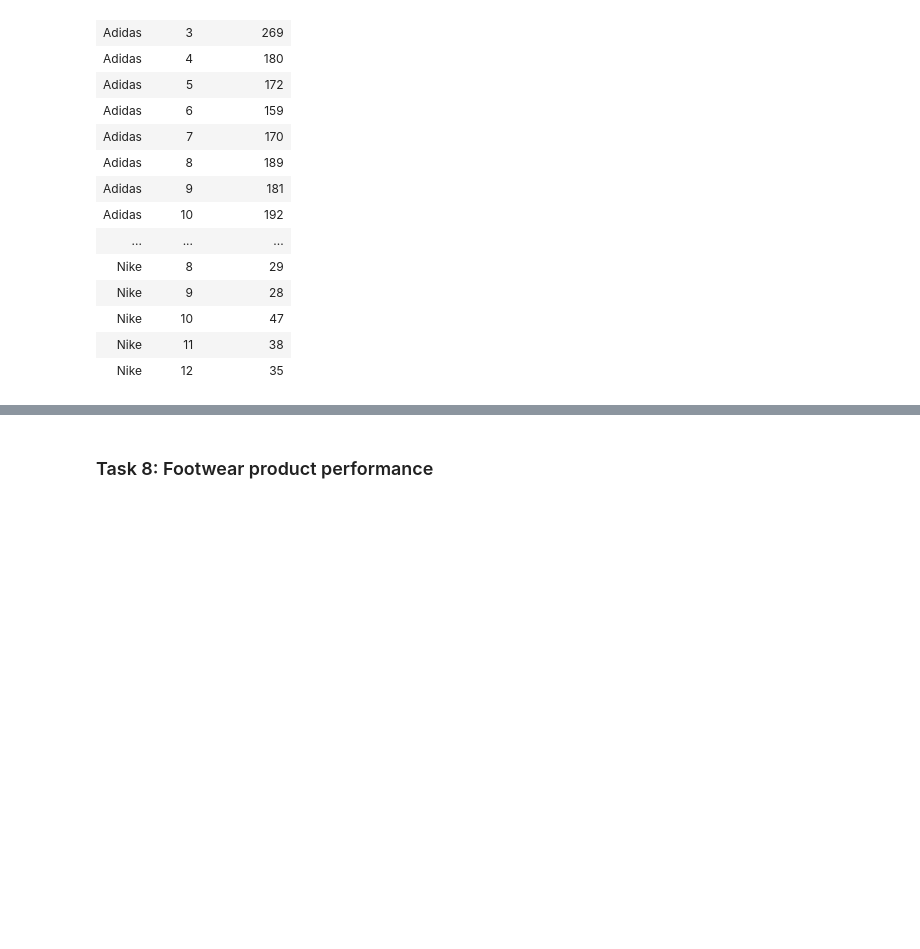
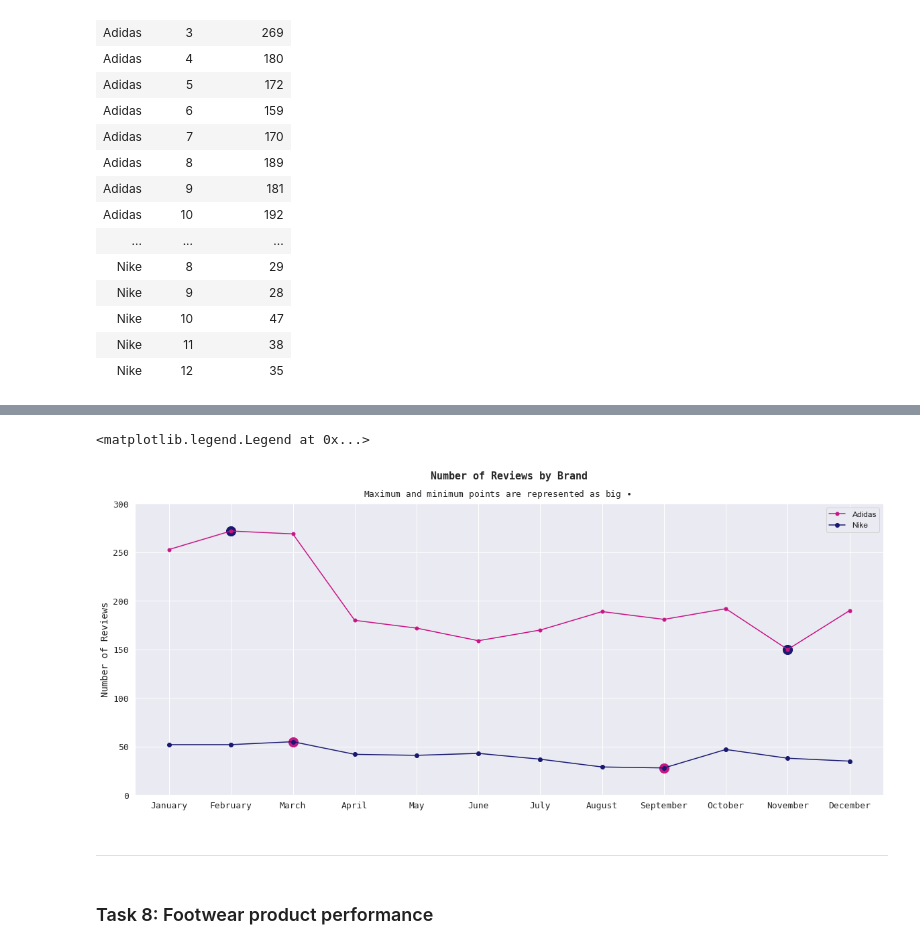
Before and after one commit to mennamamdouh/Optimizing-Online-Sports-Retail-Revenue, a Jupyter notebook: Optimizing Online Sports Retail Revenue.ipynb, the cells around one changed output, grey strips where cells are left out. Drawn from its saved outputs; the diff is of its cells as text; code cells hidden in the pictures; blank space fills up the shorter version.

```diff
--- a/Optimizing Online Sports Retail Revenue.ipynb
+++ b/Optimizing Online Sports Retail Revenue.ipynb
@@ -415,7 +497,8 @@ cursor.execute(brands_reviews)
 columns = cursor.column_names
 results = cursor.fetchall()
 
-setting_dataframe(columns, results)
+monthly_reviews = setting_dataframe(columns, results)
+display(monthly_reviews)
 # %% [output]
 | brand | month | num_reviews |
 | Adidas | 1 | 253 |
@@ -434,3 +517,6 @@ setting_dataframe(columns, results)
 | Nike | 10 | 47 |
 | Nike | 11 | 38 |
 | Nike | 12 | 35 |
+# %%
+monthly_reviews = monthly_reviews.data
+monthly_reviews.info()
@@ -436,0 +534,3 @@ setting_dataframe(columns, results)
+# %%
+monthly_reviews['month'] = pd.to_datetime(monthly_reviews['month'], format='%m').dt.month_name()
+display(monthly_reviews)
@@ -437,3 +568,38 @@ setting_dataframe(columns, results)
+# %%
+adidas = monthly_reviews[monthly_reviews['brand']=="Adidas"]
+max_adidas_reviews = adidas['num_reviews'].max()
+max_adidas_month = adidas.loc[adidas['num_reviews']==max_adidas_reviews].month
+min_adidas_reviews = adidas['num_reviews'].min()
+min_adidas_month = adidas.loc[adidas['num_reviews']==min_adidas_reviews].month
+
+nike = monthly_reviews[monthly_reviews['brand']=="Nike"]
+max_nike_reviews = nike['num_reviews'].max()
+max_nike_month = nike.loc[nike['num_reviews']==max_nike_reviews].month
+min_nike_reviews = nike['num_reviews'].min()
+min_nike_month = nike.loc[nike['num_reviews']==min_nike_reviews].month
+# %%
+figure = plt.figure(figsize=(20, 8))
+plt.plot(adidas['month'], adidas['num_reviews'], color="mediumvioletred", label="Adidas", marker='o', markersize=5)
+plt.scatter(max_adidas_month, max_adidas_reviews, s=200, color='midnightblue')
+plt.scatter(min_adidas_month, min_adidas_reviews, s=200, color='midnightblue')
+
+plt.plot(nike['month'], nike['num_reviews'], color="midnightblue", label="Nike", marker='o')
+plt.scatter(max_nike_month, max_nike_reviews, s=200, color='mediumvioletred')
+plt.scatter(min_nike_month, min_nike_reviews, s=200, color='mediumvioletred')
+
+plt.title("Number of Reviews by Brand", fontsize=15, fontweight="bold", fontname="monospace", y=1.07)
+plt.suptitle("Maximum and minimum points are represented as big {}".format(r'$\bullet$'),
+             fontsize=13,fontname="monospace", y=0.92)
+plt.ylabel("Number of Reviews", fontsize=14, fontname="monospace")
+plt.ylim([0, 300])
+plt.xticks(fontsize=13, fontname="monospace")
+plt.yticks(fontsize=13, fontname="monospace")
+plt.legend(fontsize='medium')
+# %% [output]
+<matplotlib.legend.Legend at 0x...>
+[figure, added]
+# %% [markdown]
+- - - -
 # %% [markdown]
 ### Task 8: Footwear product performance ###
 # %%
```
Also changed, not shown: parts of 25 cells of this notebook.
